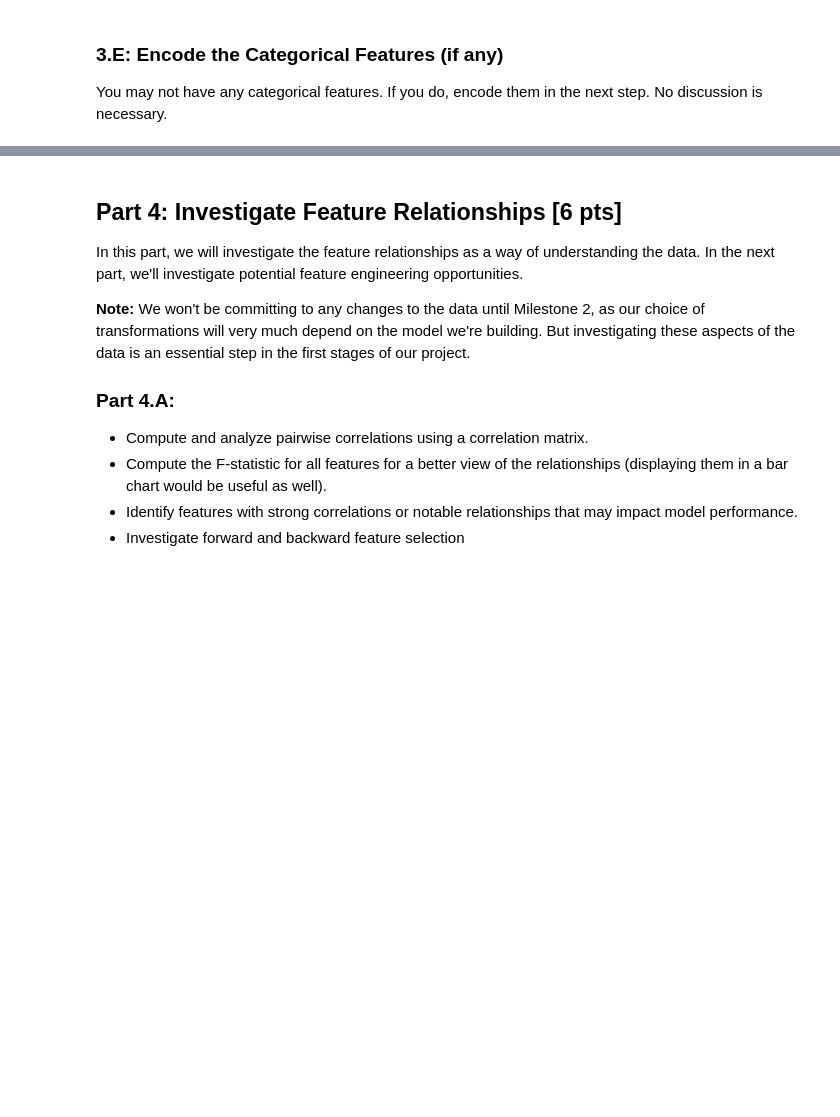
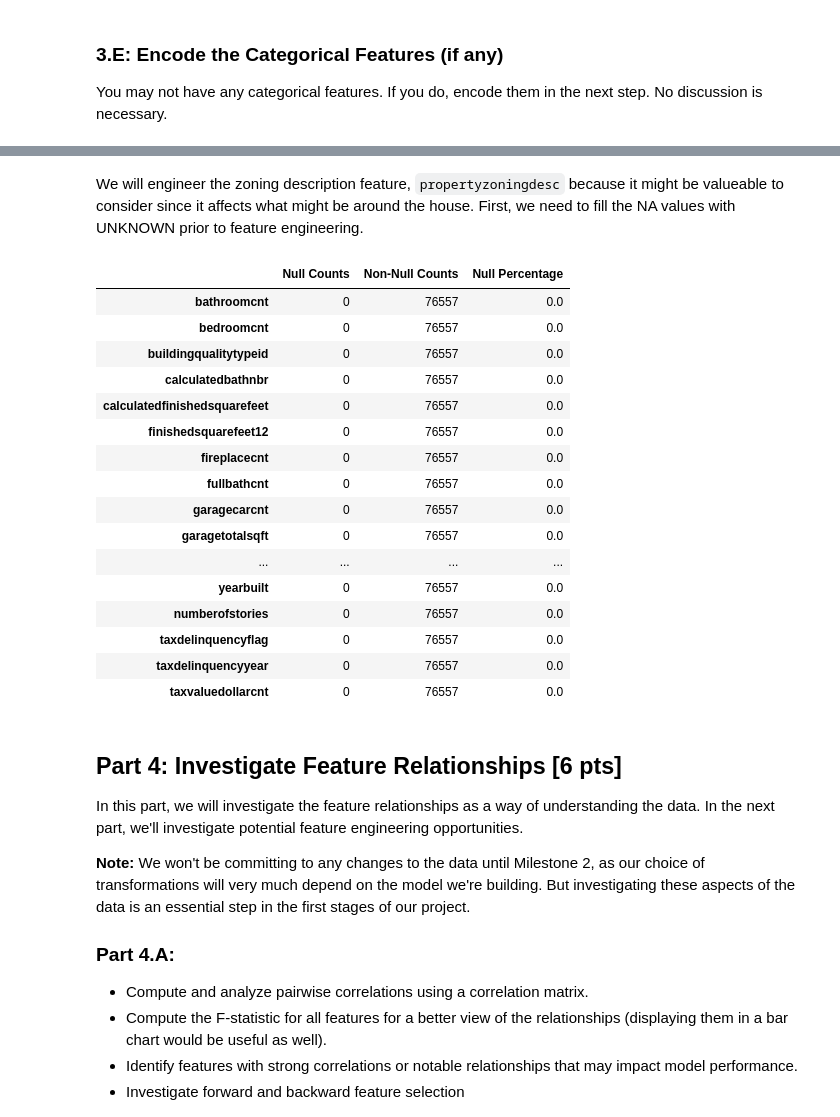
Before and after one commit to aidandig/Mod-3-Milestones-Group-78, a Jupyter notebook: Milestone_01.ipynb, the cells around one changed output, grey strips where cells are left out. Drawn from its saved outputs; the diff is of its cells as text; code cells hidden in the pictures; blank space fills up the shorter version.

```diff
--- a/Milestone_01.ipynb
+++ b/Milestone_01.ipynb
@@ -714,0 +1015,2 @@ You may not have any categorical features. If you do, encode them in the next st
+# %%
+df_clean['hashottuborspa'] = df_clean['hashottuborspa'].fillna(False).infer_objects(copy=False)
@@ -714,0 +1021,3 @@ You may not have any categorical features. If you do, encode them in the next st
+# %%
+# Encodes feature into binary 0, 1 rather than False, True
+df_clean['hashottuborspa'] = df_clean['hashottuborspa'].astype(int)
@@ -714,0 +1032,4 @@ You may not have any categorical features. If you do, encode them in the next st
+# %%
+# Convert and encode feature into binary
+df_clean['taxdelinquencyflag'] = df_clean['taxdelinquencyflag'].map({'Y': 1}).fillna(0).astype(int)
+df_clean['taxdelinquencyflag'].unique()
@@ -714,0 +1067,28 @@ You may not have any categorical features. If you do, encode them in the next st
+# %% [markdown]
+We will engineer the zoning description feature, `propertyzoningdesc` because it might be valueable to consider since it affects what might be around the house. First, we need to fill the NA values with UNKNOWN prior to feature engineering.
+# %%
+df_clean['propertyzoningdesc'] = df_clean['propertyzoningdesc'].fillna("UNKNOWN")
+# %%
+null_counts = df_clean.isnull().sum().to_frame(name='Null Counts')
+null_counts['Non-Null Counts'] = df_clean.notnull().sum()
+null_counts['Null Percentage'] = (null_counts['Null Counts'] / len(df_clean)) * 100
+
+null_counts.sort_values(by='Null Percentage', ascending=False)
+# %% [output]
+|  | Null Counts | Non-Null Counts | Null Percentage |
+| bathroomcnt | 0 | 76557 | 0.0 |
+| bedroomcnt | 0 | 76557 | 0.0 |
+| buildingqualitytypeid | 0 | 76557 | 0.0 |
+| calculatedbathnbr | 0 | 76557 | 0.0 |
+| calculatedfinishedsquarefeet | 0 | 76557 | 0.0 |
+| finishedsquarefeet12 | 0 | 76557 | 0.0 |
+| fireplacecnt | 0 | 76557 | 0.0 |
+| fullbathcnt | 0 | 76557 | 0.0 |
+| garagecarcnt | 0 | 76557 | 0.0 |
+| garagetotalsqft | 0 | 76557 | 0.0 |
+| ... | ... | ... | ... |
+| yearbuilt | 0 | 76557 | 0.0 |
+| numberofstories | 0 | 76557 | 0.0 |
+| taxdelinquencyflag | 0 | 76557 | 0.0 |
+| taxdelinquencyyear | 0 | 76557 | 0.0 |
+| taxvaluedollarcnt | 0 | 76557 | 0.0 |
```
Also changed, not shown: parts of 34 cells of this notebook.
